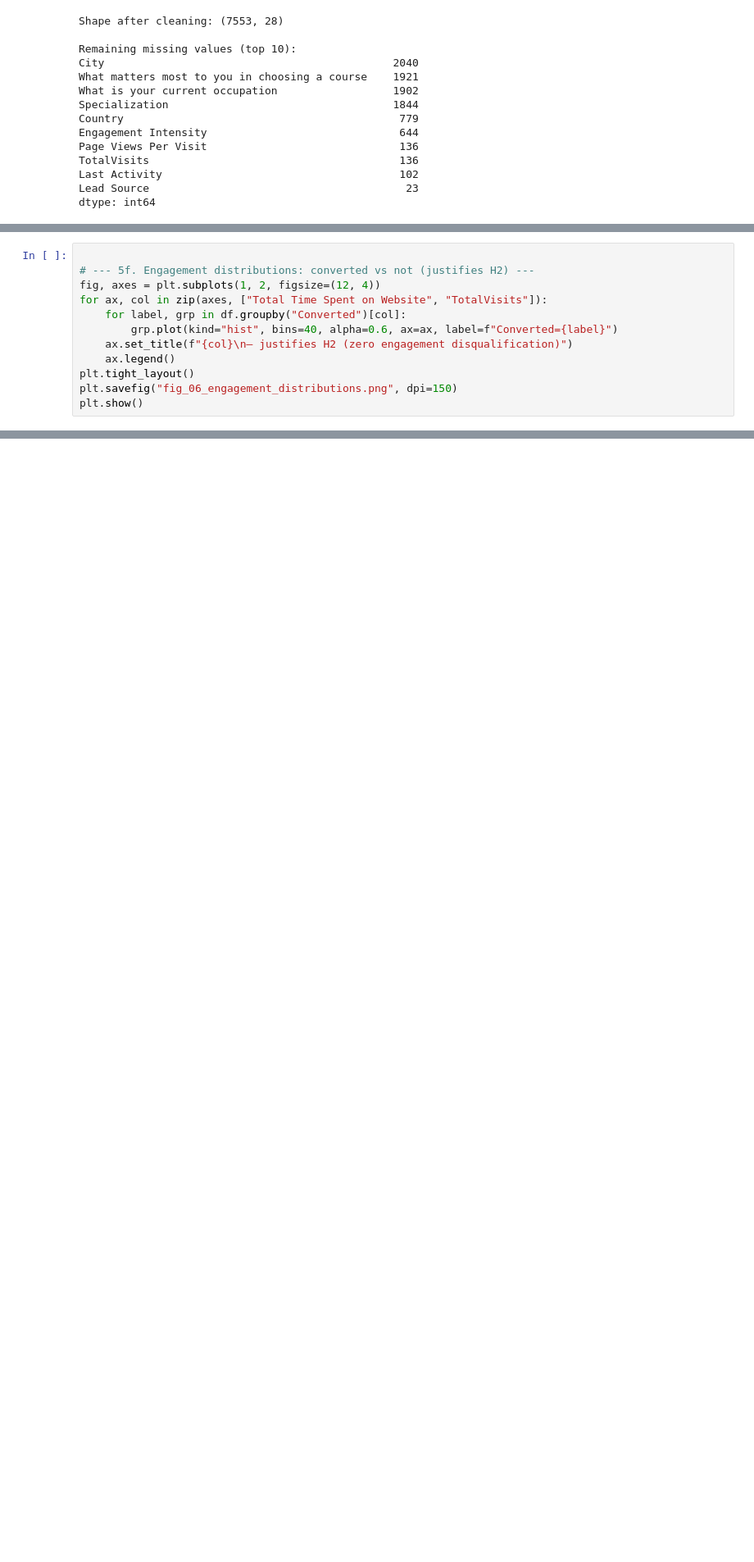
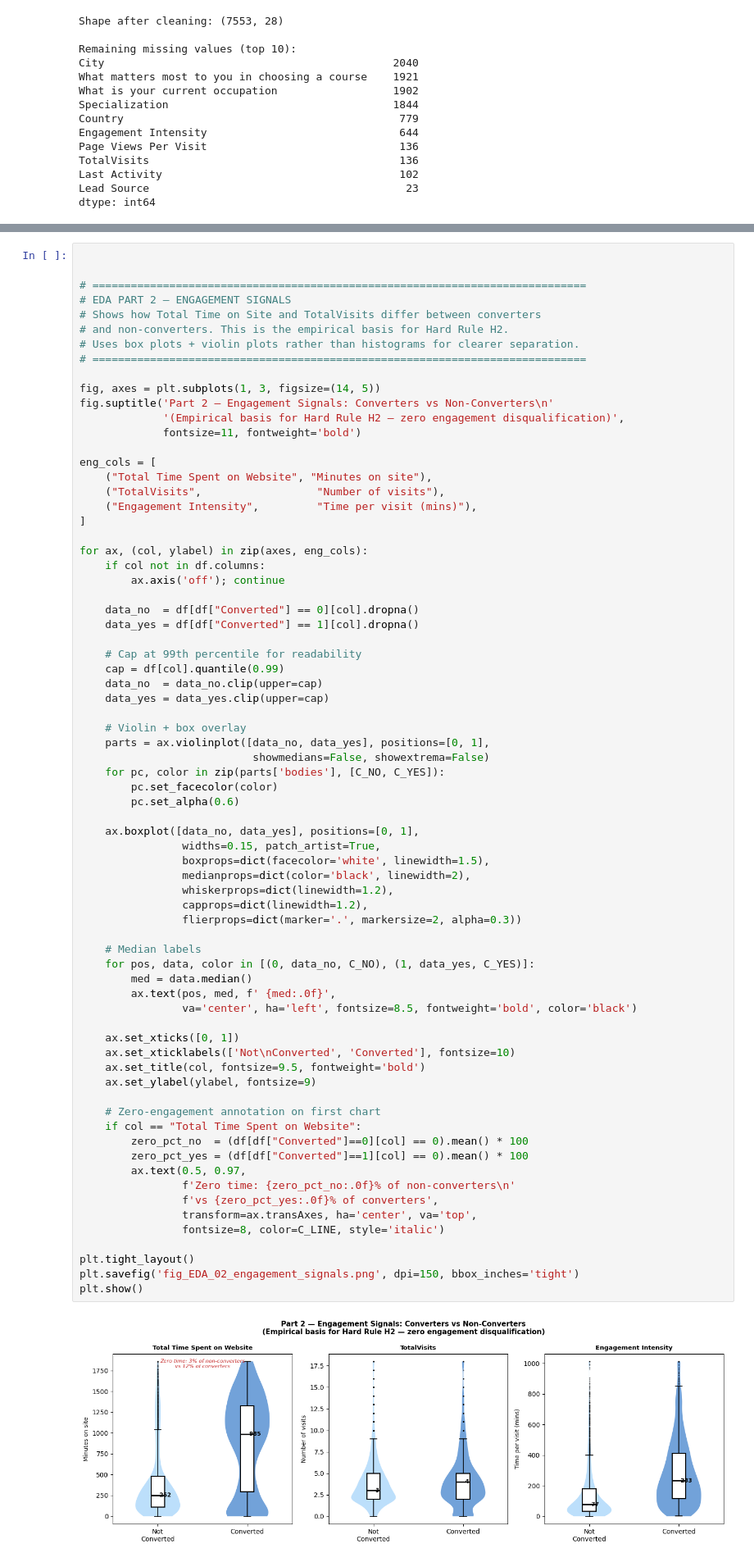
Before and after one commit to thomami244/Masters_Constrained_Lead_Qualification, a Jupyter notebook: Masters_Constrained_Lead_Qualification_Notebook.ipynb, the cells around one changed output, grey strips where cells are left out. Shown at 82% size. Cells and saved outputs as stored; diff of their text form; blank space fills up the shorter version.

```diff
--- a/Masters_Constrained_Lead_Qualification_Notebook.ipynb
+++ b/Masters_Constrained_Lead_Qualification_Notebook.ipynb
@@ -341,12 +263,0 @@ if occ_col in df.columns:
-# %%
-
-# --- 5f. Engagement distributions: converted vs not (justifies H2) ---
-fig, axes = plt.subplots(1, 2, figsize=(12, 4))
-for ax, col in zip(axes, ["Total Time Spent on Website", "TotalVisits"]):
-    for label, grp in df.groupby("Converted")[col]:
-        grp.plot(kind="hist", bins=40, alpha=0.6, ax=ax, label=f"Converted={label}")
-    ax.set_title(f"{col}\n— justifies H2 (zero engagement disqualification)")
-    ax.legend()
-plt.tight_layout()
-plt.savefig("fig_06_engagement_distributions.png", dpi=150)
-plt.show()
@@ -386,0 +355,74 @@ plt.show()
+# %%
+
+
+# =============================================================================
+# EDA PART 2 — ENGAGEMENT SIGNALS
+# Shows how Total Time on Site and TotalVisits differ between converters
+# and non-converters. This is the empirical basis for Hard Rule H2.
+# Uses box plots + violin plots rather than histograms for clearer separation.
+# =============================================================================
+
+fig, axes = plt.subplots(1, 3, figsize=(14, 5))
+fig.suptitle('Part 2 — Engagement Signals: Converters vs Non-Converters\n'
+             '(Empirical basis for Hard Rule H2 — zero engagement disqualification)',
+             fontsize=11, fontweight='bold')
+
+eng_cols = [
+    ("Total Time Spent on Website", "Minutes on site"),
+    ("TotalVisits",                  "Number of visits"),
+    ("Engagement Intensity",         "Time per visit (mins)"),
+]
+
+for ax, (col, ylabel) in zip(axes, eng_cols):
+    if col not in df.columns:
+        ax.axis('off'); continue
+
+    data_no  = df[df["Converted"] == 0][col].dropna()
+    data_yes = df[df["Converted"] == 1][col].dropna()
+
+    # Cap at 99th percentile for readability
+    cap = df[col].quantile(0.99)
+    data_no  = data_no.clip(upper=cap)
+    data_yes = data_yes.clip(upper=cap)
+
+    # Violin + box overlay
+    parts = ax.violinplot([data_no, data_yes], positions=[0, 1],
+                           showmedians=False, showextrema=False)
+    for pc, color in zip(parts['bodies'], [C_NO, C_YES]):
+        pc.set_facecolor(color)
+        pc.set_alpha(0.6)
+
+    ax.boxplot([data_no, data_yes], positions=[0, 1],
+                widths=0.15, patch_artist=True,
+                boxprops=dict(facecolor='white', linewidth=1.5),
+                medianprops=dict(color='black', linewidth=2),
+                whiskerprops=dict(linewidth=1.2),
+                capprops=dict(linewidth=1.2),
+                flierprops=dict(marker='.', markersize=2, alpha=0.3))
+
+    # Median labels
+    for pos, data, color in [(0, data_no, C_NO), (1, data_yes, C_YES)]:
+        med = data.median()
+        ax.text(pos, med, f' {med:.0f}',
+                va='center', ha='left', fontsize=8.5, fontweight='bold', color='black')
+
+    ax.set_xticks([0, 1])
+    ax.set_xticklabels(['Not\nConverted', 'Converted'], fontsize=10)
+    ax.set_title(col, fontsize=9.5, fontweight='bold')
+    ax.set_ylabel(ylabel, fontsize=9)
+
+    # Zero-engagement annotation on first chart
+    if col == "Total Time Spent on Website":
+        zero_pct_no  = (df[df["Converted"]==0][col] == 0).mean() * 100
+        zero_pct_yes = (df[df["Converted"]==1][col] == 0).mean() * 100
+        ax.text(0.5, 0.97,
+                f'Zero time: {zero_pct_no:.0f}% of non-converters\n'
+                f'vs {zero_pct_yes:.0f}% of converters',
+                transform=ax.transAxes, ha='center', va='top',
+                fontsize=8, color=C_LINE, style='italic')
+
+plt.tight_layout()
+plt.savefig('fig_EDA_02_engagement_signals.png', dpi=150, bbox_inches='tight')
+plt.show()
+# %% [output]
+[figure, added]
```
Also changed, not shown: parts of 17 cells of this notebook.
